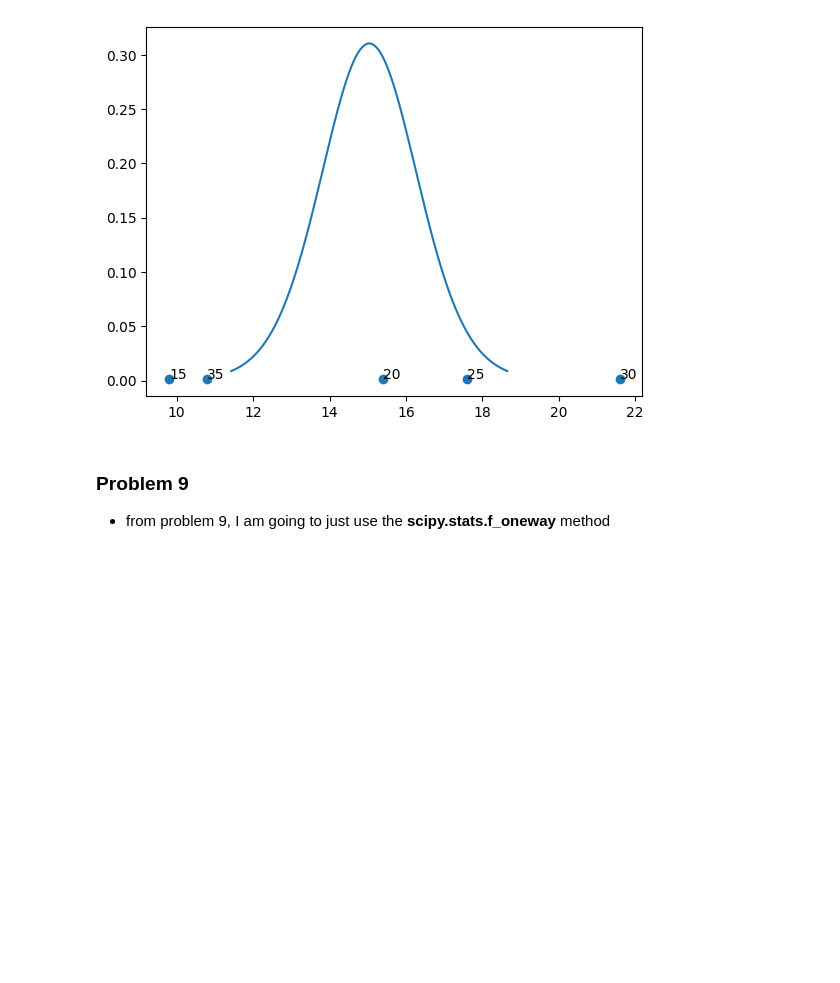
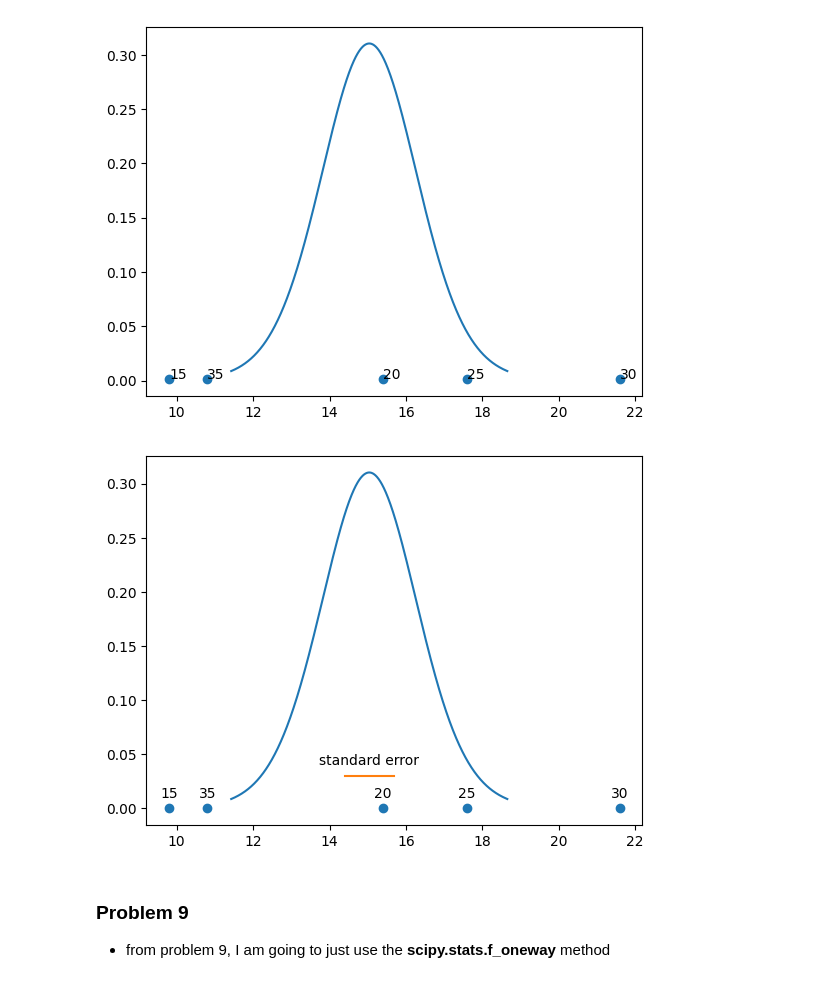
Before and after one commit to Peiguang2024/design-of-experiment, a Jupyter notebook: Montgomery/chapter3.ipynb, the cells around one changed output. Cells and saved outputs as stored; diff of their text form; code cells hidden in the pictures; blank space fills up the shorter version.

```diff
--- a/Montgomery/chapter3.ipynb
+++ b/Montgomery/chapter3.ipynb
@@ -634,6 +638,11 @@ for i in range(5):
 plt.show()
 # %% [output]
 [figure]
+# %%
+from graphical_comp_mean import graphical_comp_mean
+fig,ax=graphical_comp_mean(df_s01, 'cotton', 'strength', 0.01)
+# %% [output]
+[figure, added]
 # %% [markdown]
 ### Problem 9
 
```
Also changed, not shown: parts of 4 cells of this notebook, 2 other files.
